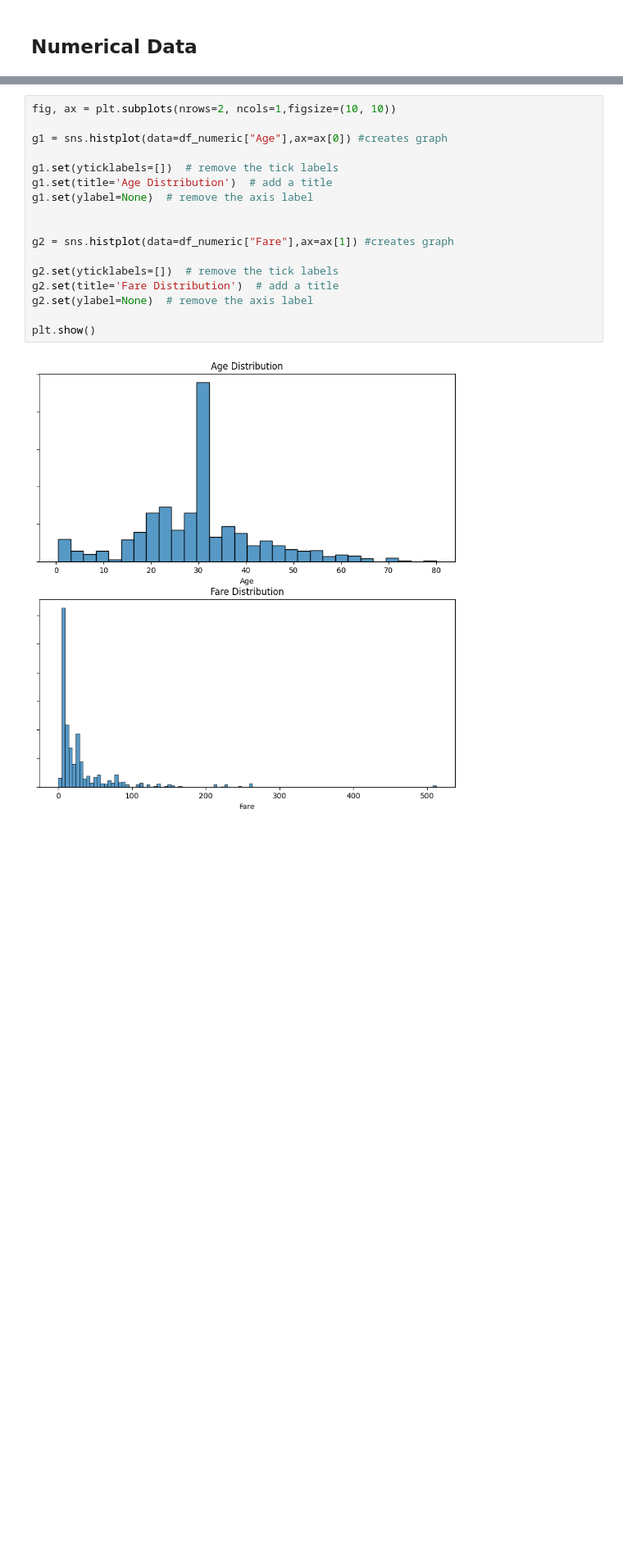
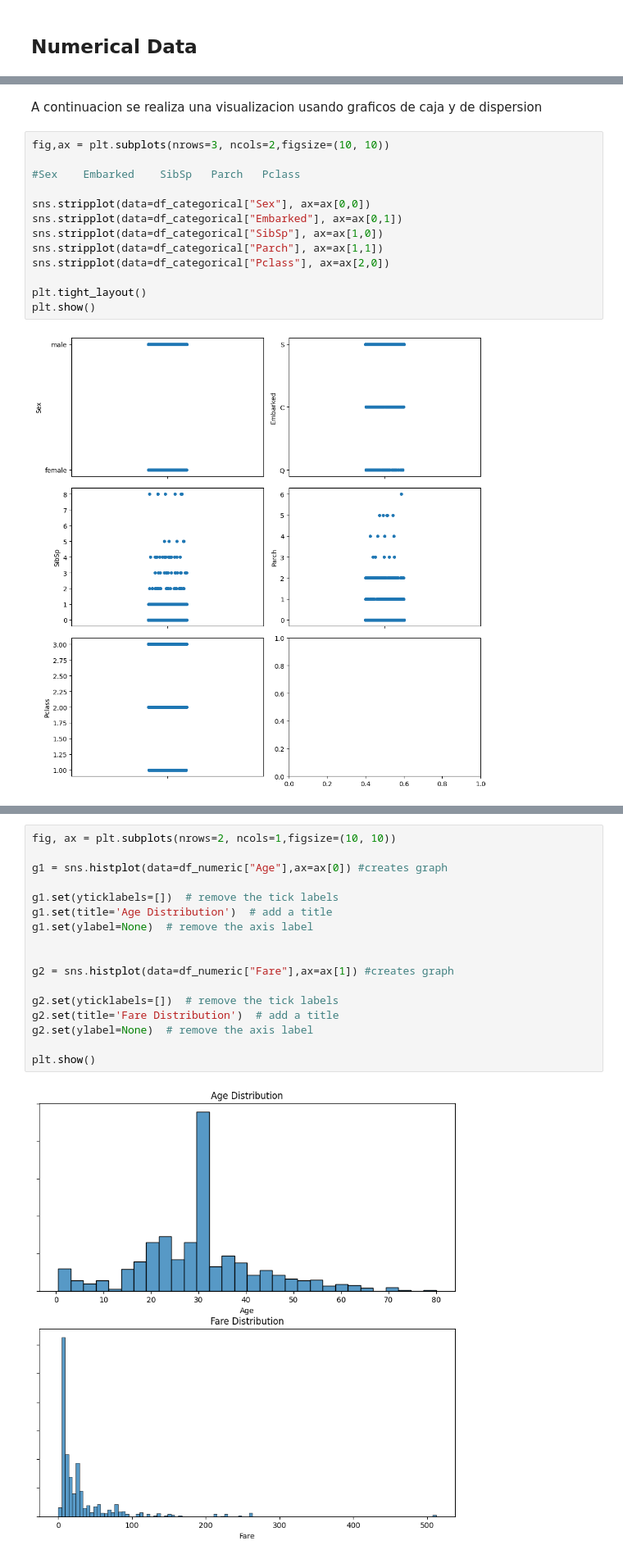
Before and after one commit to marcoeferro/EDA-exercises, a Jupyter notebook: titanic/EDA.ipynb, the cells around one changed output, grey strips where cells are left out. Shown: that part at 82% size. Drawn from its saved outputs; the diff is of its cells as text; blank space fills up the shorter version.

```diff
--- a/titanic/EDA.ipynb
+++ b/titanic/EDA.ipynb
@@ -173,0 +239,17 @@ import seaborn as sns
+# %% [markdown]
+A continuacion se realiza una visualizacion usando graficos de caja  y de dispersion
+# %%
+fig,ax = plt.subplots(nrows=3, ncols=2,figsize=(10, 10))
+
+#Sex	Embarked	SibSp	Parch	Pclass
+
+sns.stripplot(data=df_categorical["Sex"], ax=ax[0,0])
+sns.stripplot(data=df_categorical["Embarked"], ax=ax[0,1])
+sns.stripplot(data=df_categorical["SibSp"], ax=ax[1,0])
+sns.stripplot(data=df_categorical["Parch"], ax=ax[1,1])
+sns.stripplot(data=df_categorical["Pclass"], ax=ax[2,0])
+
+plt.tight_layout()
+plt.show()
+# %% [output]
+[figure, added]
```
Also changed, not shown: parts of 34 cells of this notebook.
